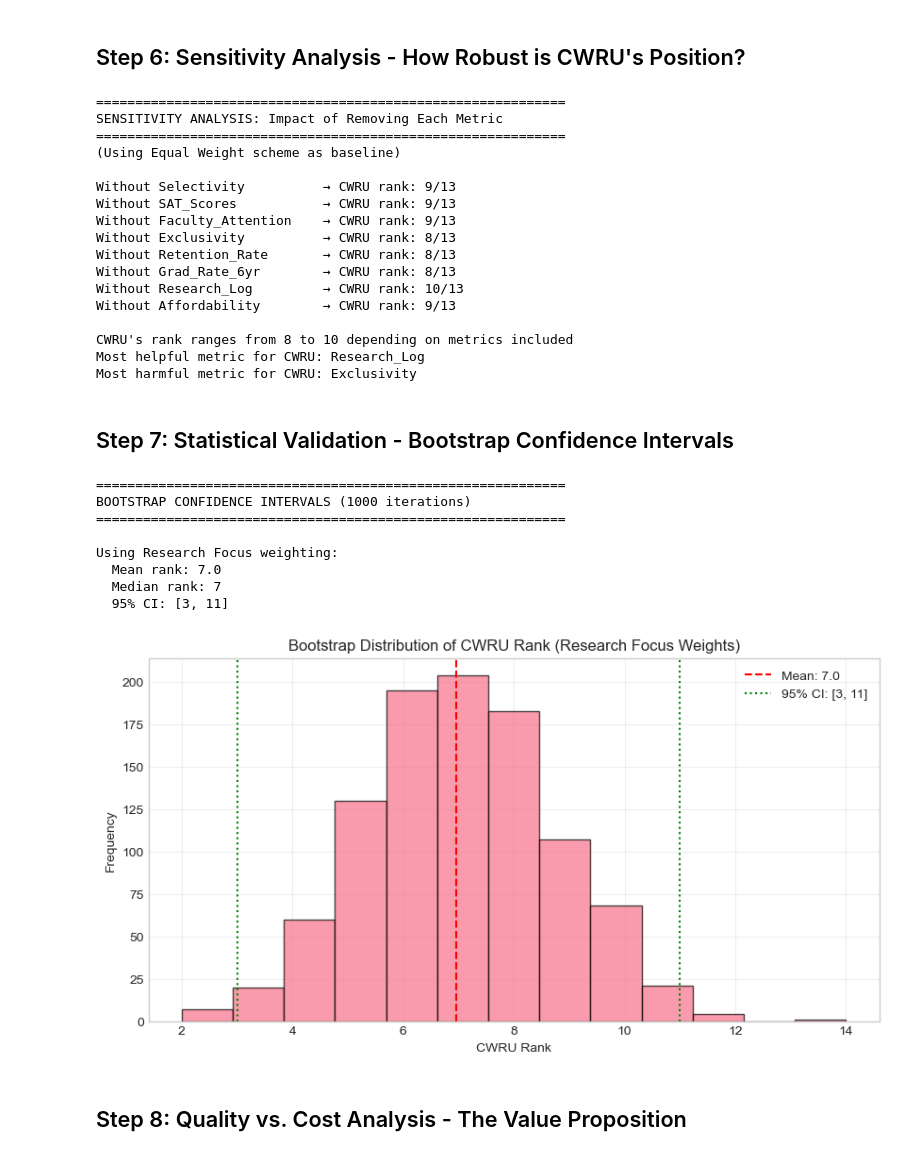
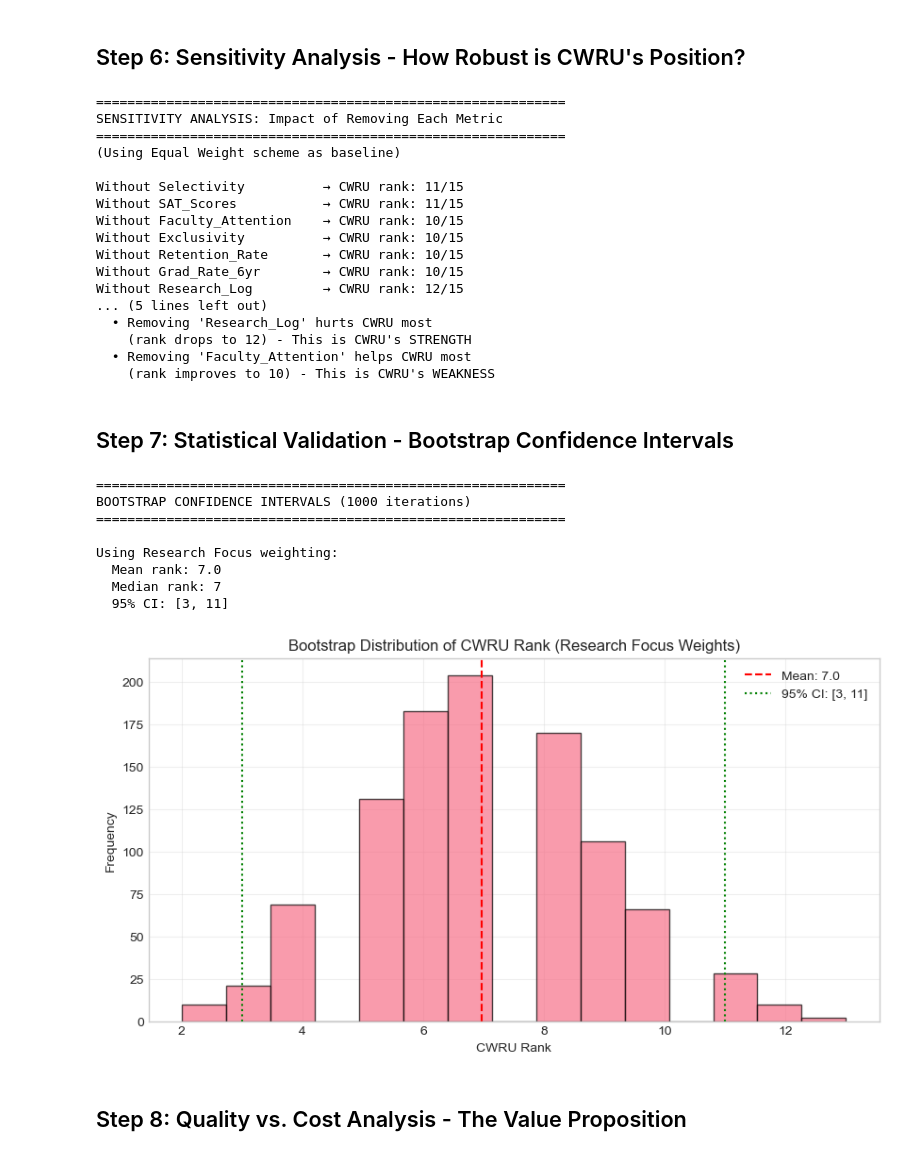
Before and after one commit to jmanderson0119/csds413-term-project, a Jupyter notebook: Data_visualisation/scripts/cwru_improved_analysis.ipynb, the cells around one changed output. Cells and saved outputs as stored; diff of their text form; code cells hidden in the pictures.

```diff
--- a/Data_visualisation/scripts/cwru_improved_analysis.ipynb
+++ b/Data_visualisation/scripts/cwru_improved_analysis.ipynb
@@ -162,7 +160,7 @@ df_processed['Exclusivity'] = 1 / df_processed['Accepted']
 print(f"  ✓ Exclusivity = 1 / Accepted (favors smaller schools)")
 
 # Net Price: lower = more affordable = better
-df_processed['Affordability'] = 1 / df_processed['Cost_of_Living']
+df_processed['Affordability'] = 1 / df_processed['Cost_of_Attendance']
 print(f"  ✓ Affordability = 1 / Cost_of_Living")
 
 # 2. Handle outliers with log transformation for skewed variables
@@ -269,10 +249,6 @@ Affordability:
 # %% [markdown]
 ## Step 5: Building Multiple Quality Indices with Different Philosophies
 # %%
-# We'll use percentile ranking as it's most robust to outliers
-# Add School_Name to percentile dataframe
-df_percentile['School_Name'] = df_metrics['School_Name'].values
-
 # Define different weighting schemes
 weighting_schemes = {
     'Equal_Weight': {
@@ -286,13 +262,13 @@ weighting_schemes = {
         'Affordability_pct': 0.125
     },
     'Research_Focus': {
-        'Selectivity_pct': 0.10,
+        'Selectivity_pct': 0.075,
         'SAT_Scores_pct': 0.10,
         'Faculty_Attention_pct': 0.15,
-        'Exclusivity_pct': 0.10,
-        'Retention_Rate_pct': 0.10,
-        'Grad_Rate_6yr_pct': 0.10,
-        'Research_Log_pct': 0.30,  # Heavy research emphasis
+        'Exclusivity_pct': 0.075,
+        'Retention_Rate_pct': 0.075,
+        'Grad_Rate_6yr_pct': 0.075,
+        'Research_Log_pct': 0.40,  # Heavy research emphasis (40%)
         'Affordability_pct': 0.05
     },
     'Outcome_Focus': {
@@ -313,13 +289,13 @@ weighting_schemes = {
         'Retention_Rate_pct': 0.15,
         'Grad_Rate_6yr_pct': 0.15,
         'Research_Log_pct': 0.15,
-        'Affordability_pct': 0.10  # Considers cost
+        'Affordability_pct': 0.10
     },
     'Small_School_Advantage': {
         'Selectivity_pct': 0.10,
         'SAT_Scores_pct': 0.10,
-        'Faculty_Attention_pct': 0.25,  # Emphasis on attention
-        'Exclusivity_pct': 0.20,  # Emphasis on small size
+        'Faculty_Attention_pct': 0.25,
+        'Exclusivity_pct': 0.20,
         'Retention_Rate_pct': 0.10,
         'Grad_Rate_6yr_pct': 0.10,
         'Research_Log_pct': 0.15,
@@ -345,7 +321,7 @@ print("="*80)
 for scheme in weighting_schemes.keys():
     print(f"\n{scheme.replace('_', ' ')}:")
     print("-" * 40)
-    top_schools = results.nlargest(13, scheme)[['School_Name', scheme]]
+    top_schools = results.nlargest(15, scheme)[['School_Name', scheme]]
     for i, (idx, row) in enumerate(top_schools.iterrows(), 1):
         marker = " ← CWRU" if row['School_Name'] == 'Case Western Reserve University' else ""
         print(f"{i:2}. {row['School_Name']:35} {row[scheme]:6.2f}{marker}")
@@ -353,7 +329,7 @@ for scheme in weighting_schemes.keys():
     # Find CWRU's rank
     cwru_score = results[results['School_Name'] == 'Case Western Reserve University'][scheme].values[0]
     cwru_rank = (results[scheme] > cwru_score).sum() + 1
-    print(f"\nCWRU Rank: {cwru_rank}/13 (Score: {cwru_score:.2f})")
+    print(f"\nCWRU Rank: {cwru_rank}/15 (Score: {cwru_score:.2f})")
 # %% [output]
 ================================================================================
 UNIVERSITY RANKINGS UNDER DIFFERENT QUALITY PHILOSOPHIES
@@ -399,33 +375,36 @@ for exclude_metric in base_metrics:
 
     metric_name = exclude_metric.replace('_pct', '')
     sensitivity_results[metric_name] = cwru_rank
-    print(f"Without {metric_name:20} → CWRU rank: {cwru_rank}/13")
+    print(f"Without {metric_name:20} → CWRU rank: {cwru_rank}/15")  # Changed to /15
 
 # Find most impactful metrics
 best_rank = min(sensitivity_results.values())
 worst_rank = max(sensitivity_results.values())
 
 print(f"\nCWRU's rank ranges from {best_rank} to {worst_rank} depending on metrics included")
-print(f"Most helpful metric for CWRU: {[k for k,v in sensitivity_results.items() if v == worst_rank][0]}")
-print(f"Most harmful metric for CWRU: {[k for k,v in sensitivity_results.items() if v == best_rank][0]}")
+print(f"\nInterpretation:")
+print(f"  • Removing '{[k for k,v in sensitivity_results.items() if v == worst_rank][0]}' hurts CWRU most")
+print(f"    (rank drops to {worst_rank}) - This is CWRU's STRENGTH")
+print(f"  • Removing '{[k for k,v in sensitivity_results.items() if v == best_rank][0]}' helps CWRU most")
+print(f"    (rank improves to {best_rank}) - This is CWRU's WEAKNESS")
 # %% [output]
 ============================================================
 SENSITIVITY ANALYSIS: Impact of Removing Each Metric
 ============================================================
 (Using Equal Weight scheme as baseline)
 
-Without Selectivity          → CWRU rank: 9/13
-Without SAT_Scores           → CWRU rank: 9/13
-Without Faculty_Attention    → CWRU rank: 9/13
-Without Exclusivity          → CWRU rank: 8/13
-Without Retention_Rate       → CWRU rank: 8/13
-Without Grad_Rate_6yr        → CWRU rank: 8/13
-Without Research_Log         → CWRU rank: 10/13
-Without Affordability        → CWRU rank: 9/13
-
-CWRU's rank ranges from 8 to 10 depending on metrics included
-Most helpful metric for CWRU: Research_Log
-Most harmful metric for CWRU: Exclusivity
+Without Selectivity          → CWRU rank: 11/15
+Without SAT_Scores           → CWRU rank: 11/15
+Without Faculty_Attention    → CWRU rank: 10/15
+Without Exclusivity          → CWRU rank: 10/15
+Without Retention_Rate       → CWRU rank: 10/15
+Without Grad_Rate_6yr        → CWRU rank: 10/15
+Without Research_Log         → CWRU rank: 12/15
+... (5 lines left out)
+  • Removing 'Research_Log' hurts CWRU most
+    (rank drops to 12) - This is CWRU's STRENGTH
+  • Removing 'Faculty_Attention' helps CWRU most
+    (rank improves to 10) - This is CWRU's WEAKNESS
 # %% [markdown]
 ## Step 7: Statistical Validation - Bootstrap Confidence Intervals
 # %%
@@ -457,35 +436,35 @@ ranks_array = np.array(bootstrap_ranks)
 ci_lower = np.percentile(ranks_array, 2.5)
 ci_upper = np.percentile(ranks_array, 97.5)
 mean_rank = np.mean(ranks_array)
 median_rank = np.median(ranks_array)
 
 print(f"\nUsing {scheme.replace('_', ' ')} weighting:")
 print(f"  Mean rank: {mean_rank:.1f}")
 print(f"  Median rank: {median_rank:.0f}")
 print(f"  95% CI: [{ci_lower:.0f}, {ci_upper:.0f}]")
 
 # Visualize distribution
 plt.figure(figsize=(10, 5))
-plt.hist(bootstrap_ranks, bins=13, edgecolor='black', alpha=0.7)
+plt.hist(bootstrap_ranks, bins=15, edgecolor='black', alpha=0.7)  # Changed from 13 to 15
 plt.axvline(mean_rank, color='red', linestyle='--', label=f'Mean: {mean_rank:.1f}')
 plt.axvline(ci_lower, color='green', linestyle=':', label=f'95% CI: [{ci_lower:.0f}, {ci_upper:.0f}]')
 plt.axvline(ci_upper, color='green', linestyle=':')
 plt.xlabel('CWRU Rank')
 plt.ylabel('Frequency')
 plt.title('Bootstrap Distribution of CWRU Rank (Research Focus Weights)')
 plt.legend()
 plt.grid(True, alpha=0.3)
 plt.show()
 # %% [output]
 ============================================================
 BOOTSTRAP CONFIDENCE INTERVALS (1000 iterations)
 ============================================================
 
 Using Research Focus weighting:
   Mean rank: 7.0
   Median rank: 7
   95% CI: [3, 11]
-[figure, old version]
+[figure, new version]
 # %% [markdown]
 ## Step 8: Quality vs. Cost Analysis - The Value Proposition
 # %%
```
Also changed, not shown: parts of 12 cells of this notebook, 5 other files.
